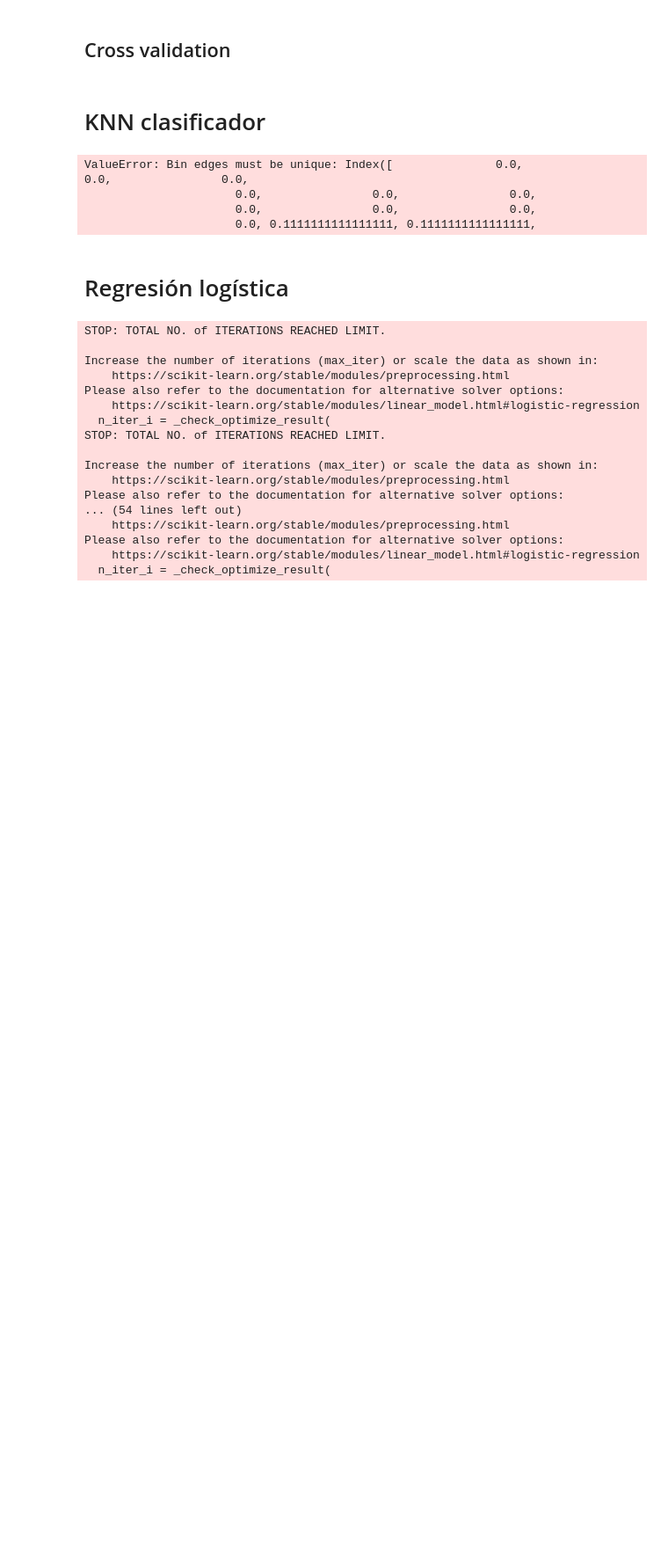
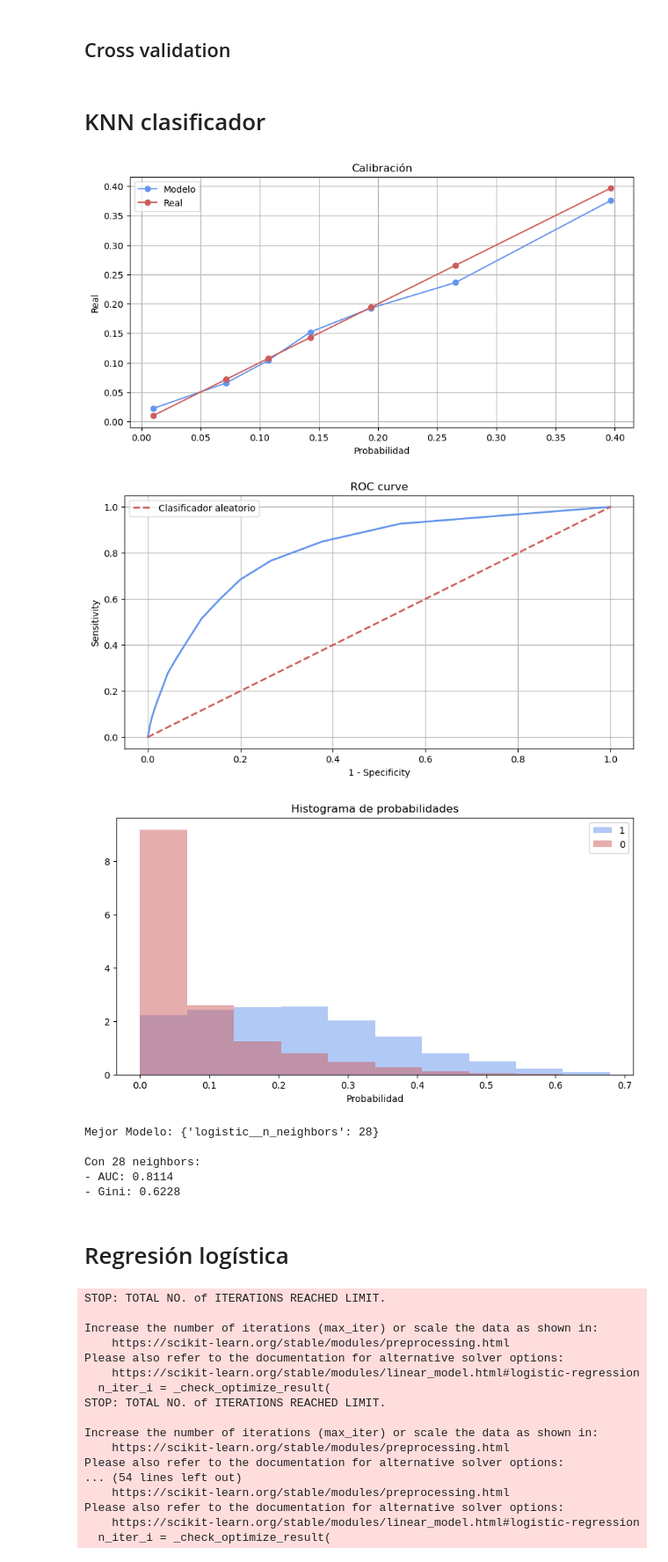
Before and after one commit to zayo1511/LabAprEst, a Jupyter notebook: Parcial2/ExamenPractico.ipynb, the cells around one changed output. Shown at 88% size. Saved outputs shown, nothing was run; the diff lists cells and outputs as text; code cells hidden in the pictures; blank space fills up the shorter version.

```diff
--- a/Parcial2/ExamenPractico.ipynb
+++ b/Parcial2/ExamenPractico.ipynb
@@ -235,12 +235,16 @@ X_train, X_test, y_train, y_test = train_test_split(X, y, test_size=0.3, random_
 # %% [markdown]
 # KNN clasificador
 # %%
-knn(X_train, X_test, y_train, y_test, range(1, 10))
+knn(X_train, X_test, y_train, y_test, range(1, 30))
 # %% [output]
+[figure, added]
+[figure, added]
+[figure, added]
-ValueError: Bin edges must be unique: Index([               0.0,                0.0,                0.0,
-                      0.0,                0.0,                0.0,
-                      0.0,                0.0,                0.0,
-                      0.0, 0.1111111111111111, 0.1111111111111111,
+Mejor Modelo: {'logistic__n_neighbors': 28}
+
+Con 28 neighbors:
+- AUC: 0.8114
+- Gini: 0.6228
 # %% [markdown]
 # Regresión logística
 # %%
```
Also changed, not shown: parts of 5 cells of this notebook.
